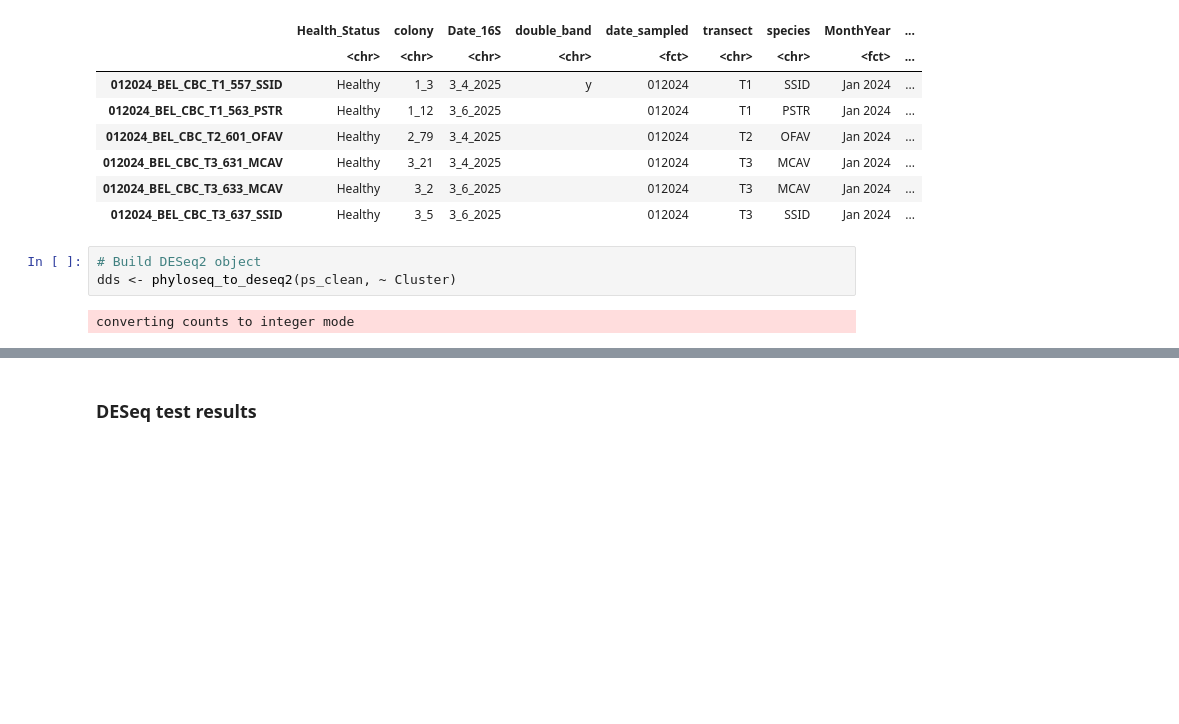
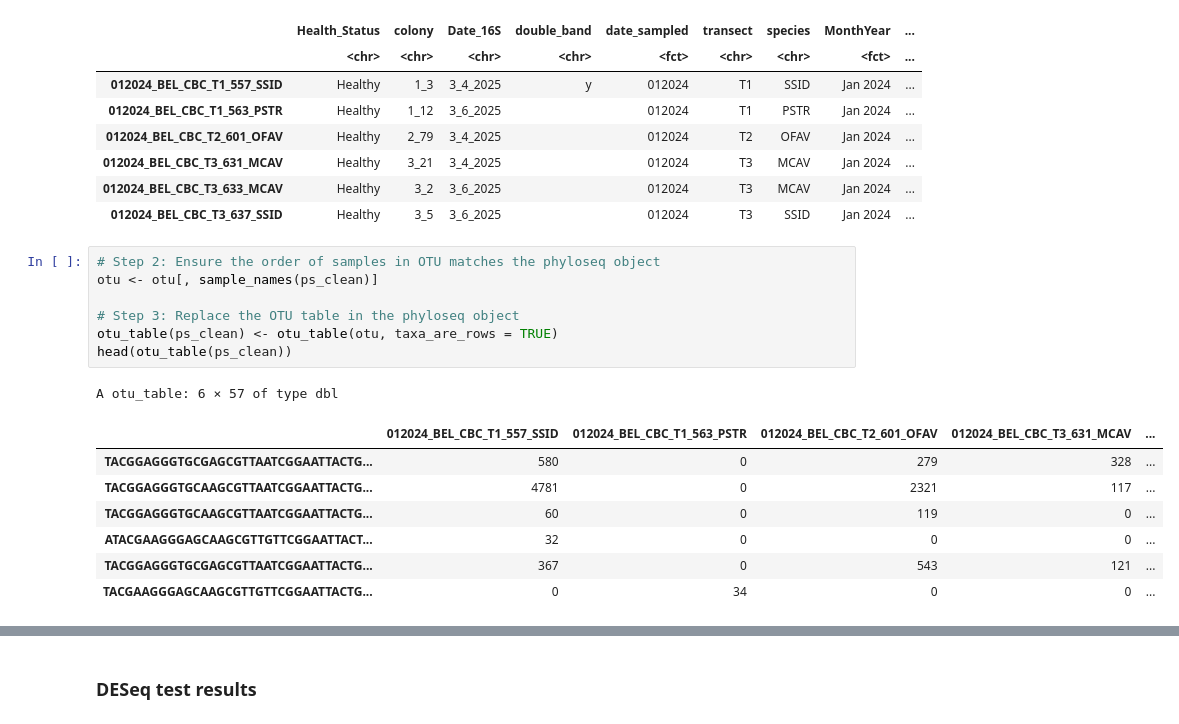
Before and after one commit to cdesouza02/BEL_16S_output, a Jupyter notebook: DEseq2.ipynb, the cells around one changed output, grey strips where cells are left out. Saved outputs shown, nothing was run; the diff lists cells and outputs as text; blank space fills up the shorter version.

```diff
--- a/DEseq2.ipynb
+++ b/DEseq2.ipynb
@@ -191,8 +200,19 @@ A sample_data: 6 × 95315
 | 012024_BEL_CBC_T3_631_MCAV | Healthy | 3_21 | 3_4_2025 |  | 012024 | T3 | MCAV | Jan 2024 | ... |
 | 012024_BEL_CBC_T3_633_MCAV | Healthy | 3_2 | 3_6_2025 |  | 012024 | T3 | MCAV | Jan 2024 | ... |
 | 012024_BEL_CBC_T3_637_SSID | Healthy | 3_5 | 3_6_2025 |  | 012024 | T3 | SSID | Jan 2024 | ... |
-# %%
-# Build DESeq2 object
-dds <- phyloseq_to_deseq2(ps_clean, ~ Cluster)
-# %% [output]
-converting counts to integer mode
+# %%
+# Step 2: Ensure the order of samples in OTU matches the phyloseq object
+otu <- otu[, sample_names(ps_clean)]
+
+# Step 3: Replace the OTU table in the phyloseq object
+otu_table(ps_clean) <- otu_table(otu, taxa_are_rows = TRUE)
+head(otu_table(ps_clean))
+# %% [output]
+A otu_table: 6 × 57 of type dbl
+|  | 012024_BEL_CBC_T1_557_SSID | 012024_BEL_CBC_T1_563_PSTR | 012024_BEL_CBC_T2_601_OFAV | 012024_BEL_CBC_T3_631_MCAV | ... |
+| TACGGAGGGTGCGAGCGTTAATCGGAATTACTG... | 580 | 0 | 279 | 328 | ... |
+| TACGGAGGGTGCAAGCGTTAATCGGAATTACTG... | 4781 | 0 | 2321 | 117 | ... |
+| TACGGAGGGTGCAAGCGTTAATCGGAATTACTG... | 60 | 0 | 119 | 0 | ... |
+| ATACGAAGGGAGCAAGCGTTGTTCGGAATTACT... | 32 | 0 | 0 | 0 | ... |
+| TACGGAGGGTGCGAGCGTTAATCGGAATTACTG... | 367 | 0 | 543 | 121 | ... |
+| TACGAAGGGAGCAAGCGTTGTTCGGAATTACTG... | 0 | 34 | 0 | 0 | ... |
```
Also changed, not shown: parts of 24 cells of this notebook.
